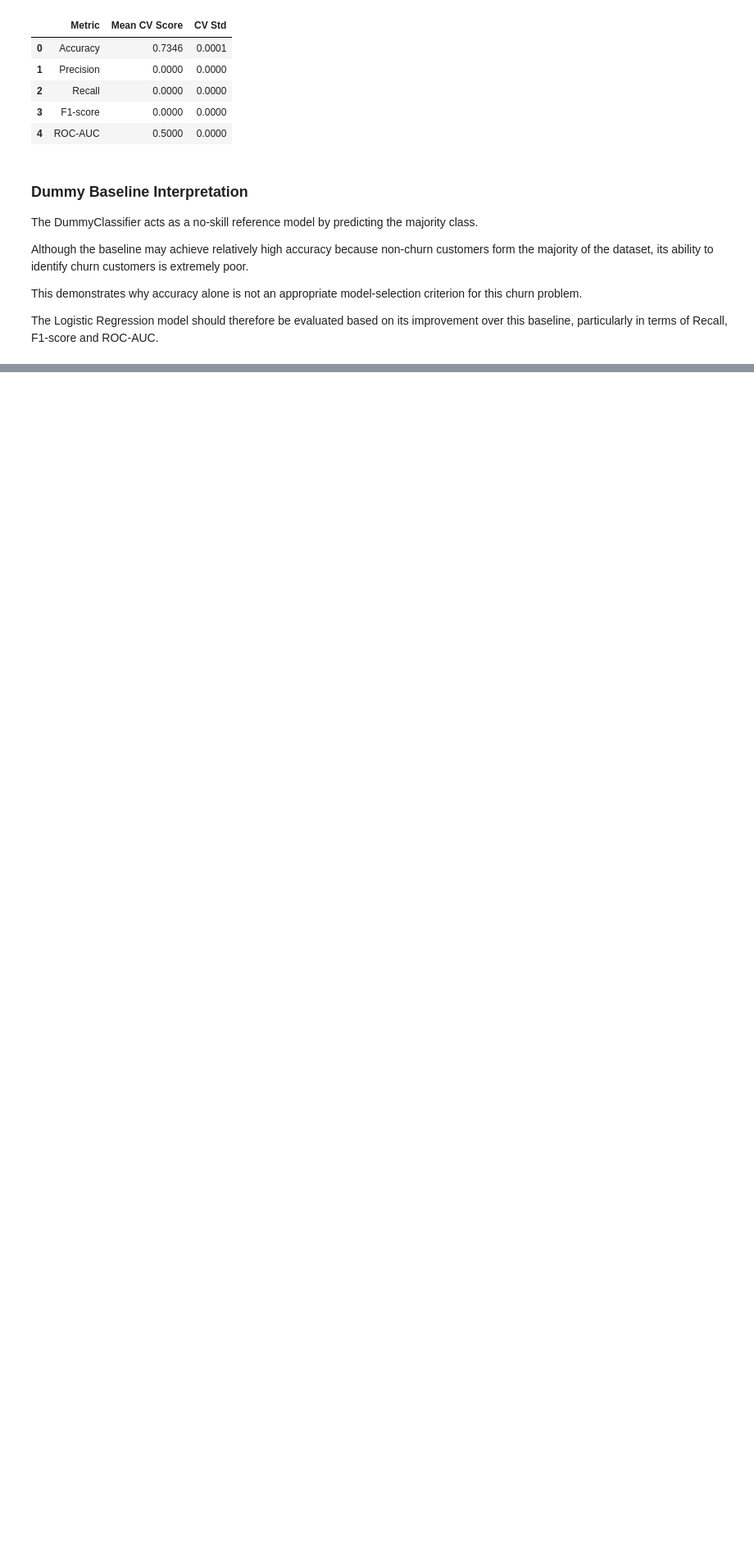
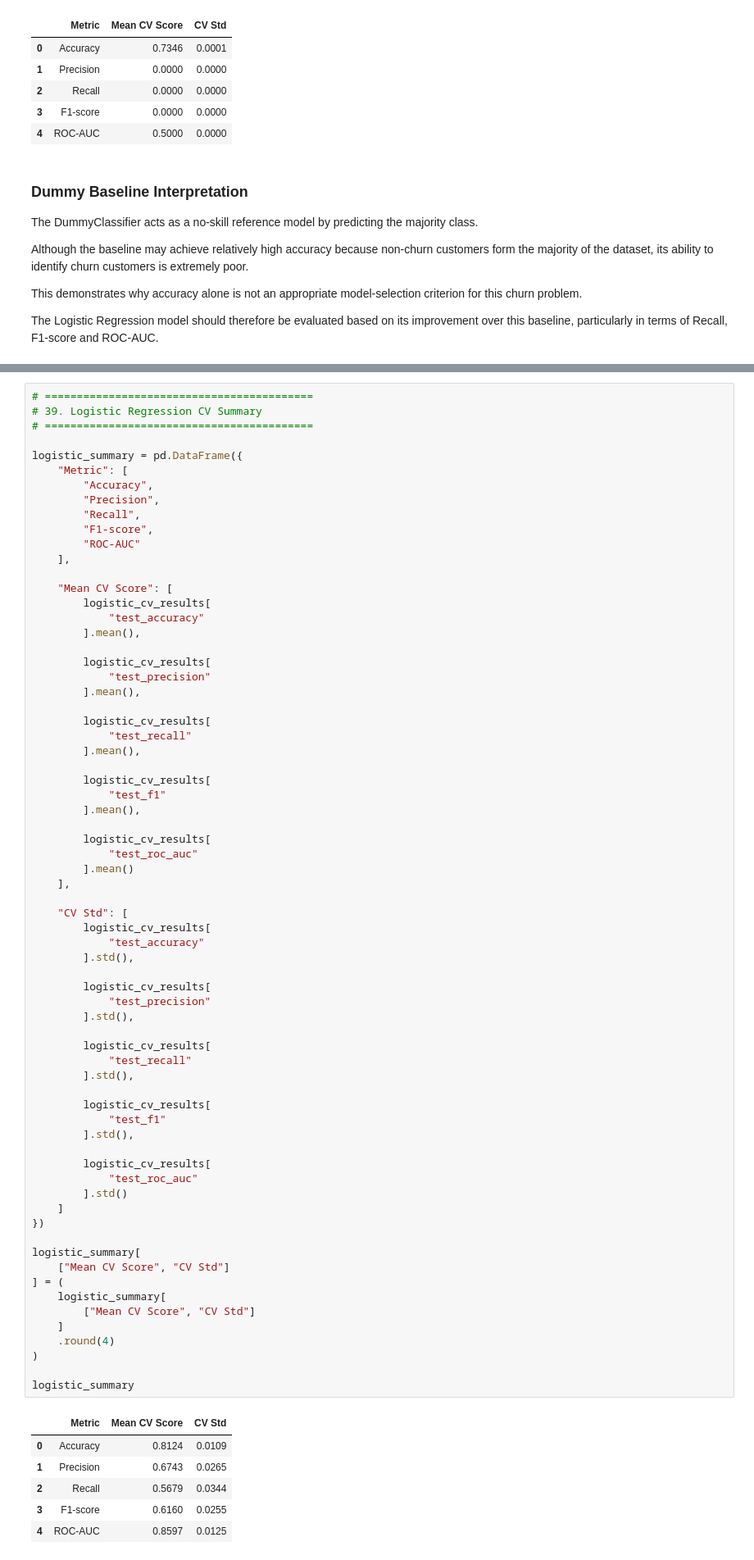
Before and after one commit to rgthimirad-cpu/Customer-Churn-Prediction-Business-Intelligence-System, a Jupyter notebook: Machine Learning/notebooks/01_logistic_regression.ipynb, the cells around one changed output, grey strips where cells are left out. Shown at 82% size. Drawn from its saved outputs; the diff is of its cells as text; blank space fills up the shorter version.

```diff
--- a/Machine Learning/notebooks/01_logistic_regression.ipynb
+++ b/Machine Learning/notebooks/01_logistic_regression.ipynb
@@ -1091,0 +1228,76 @@ The Logistic Regression model should therefore be evaluated based on its improve
+# %%
+# ==========================================
+# 39. Logistic Regression CV Summary
+# ==========================================
+
+logistic_summary = pd.DataFrame({
+    "Metric": [
+        "Accuracy",
+        "Precision",
+        "Recall",
+        "F1-score",
+        "ROC-AUC"
+    ],
+
+    "Mean CV Score": [
+        logistic_cv_results[
+            "test_accuracy"
+        ].mean(),
+
+        logistic_cv_results[
+            "test_precision"
+        ].mean(),
+
+        logistic_cv_results[
+            "test_recall"
+        ].mean(),
+
+        logistic_cv_results[
+            "test_f1"
+        ].mean(),
+
+        logistic_cv_results[
+            "test_roc_auc"
+        ].mean()
+    ],
+
+    "CV Std": [
+        logistic_cv_results[
+            "test_accuracy"
+        ].std(),
+
+        logistic_cv_results[
+            "test_precision"
+        ].std(),
+
+        logistic_cv_results[
+            "test_recall"
+        ].std(),
+
+        logistic_cv_results[
+            "test_f1"
+        ].std(),
+
+        logistic_cv_results[
+            "test_roc_auc"
+        ].std()
+    ]
+})
+
+logistic_summary[
+    ["Mean CV Score", "CV Std"]
+] = (
+    logistic_summary[
+        ["Mean CV Score", "CV Std"]
+    ]
+    .round(4)
+)
+
+logistic_summary
+# %% [output]
+|  | Metric | Mean CV Score | CV Std |
+| 0 | Accuracy | 0.8124 | 0.0109 |
+| 1 | Precision | 0.6743 | 0.0265 |
+| 2 | Recall | 0.5679 | 0.0344 |
+| 3 | F1-score | 0.6160 | 0.0255 |
+| 4 | ROC-AUC | 0.8597 | 0.0125 |
```
Also changed, not shown: parts of 9 cells of this notebook.
